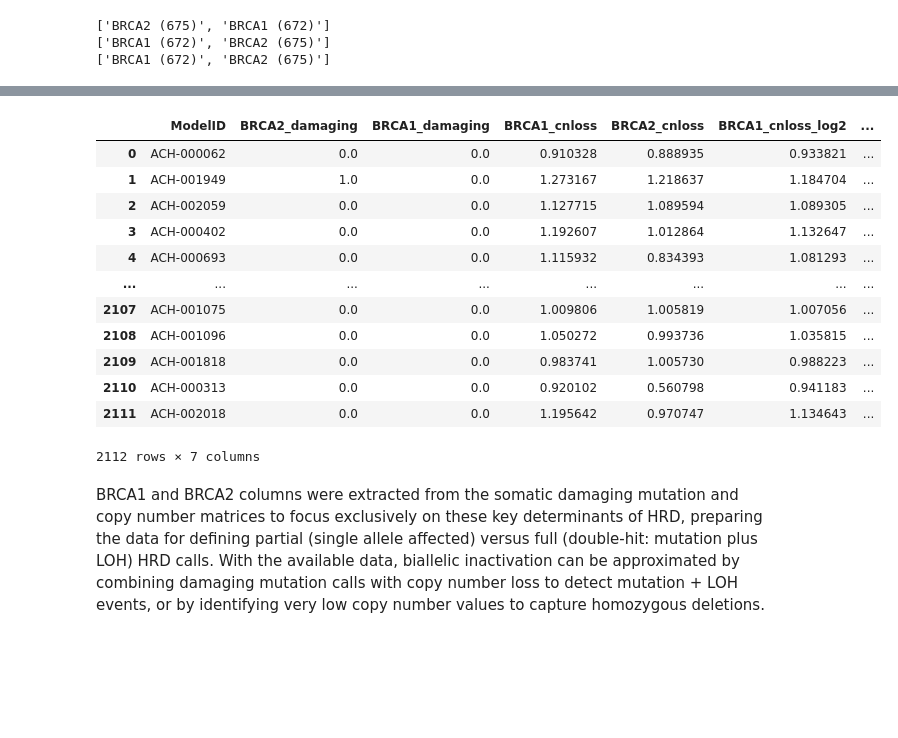
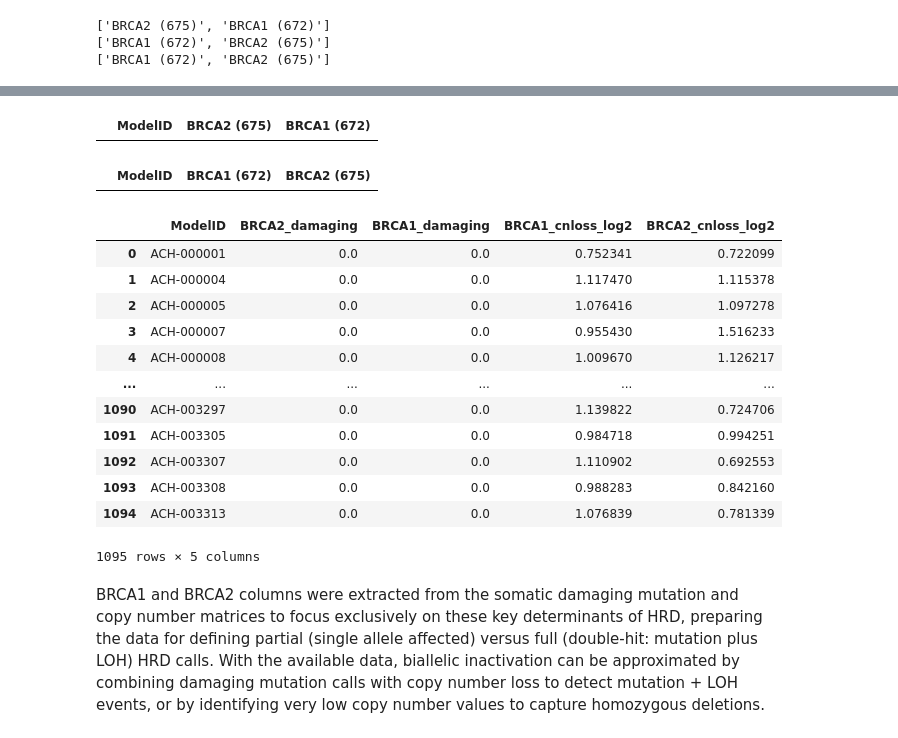
Before and after one commit to rc-9/DepMap_HRD_PARPi, a Jupyter notebook: 02_extract_hrd_brca.ipynb, the cells around one changed output, grey strips where cells are left out. Saved outputs shown, nothing was run; the diff lists cells and outputs as text; code cells hidden in the pictures; blank space fills up the shorter version.

```diff
--- a/02_extract_hrd_brca.ipynb
+++ b/02_extract_hrd_brca.ipynb
@@ -115,0 +148,8 @@ brca_cn_log2_df = cn_gene_wgs_log_df[['ModelID'] + brca_cols_cn_log].copy()
+# %%
+# Collapse duplicate ModelIDs by taking the maximum damaging mutation count per gene
+brca_mutations_df = brca_mutations_df.groupby('ModelID')[['BRCA2 (675)', 'BRCA1 (672)']].max().reset_index()
+
+# Inspect to verify no more duplicates
+brca_mutations_df[brca_mutations_df.duplicated(subset='ModelID', keep=False)]
+# %% [output]
+|  | ModelID | BRCA2 (675) | BRCA1 (672) |
@@ -116,44 +172,56 @@ brca_cn_log2_df = cn_gene_wgs_log_df[['ModelID'] + brca_cols_cn_log].copy()
+# %%
+# Check for any duplicate ccl records
+brca_cn_log2_df_dups = brca_cn_log2_df[brca_cn_log2_df.duplicated(subset='ModelID', keep=False)].sort_values(by='ModelID')
+
+# Verify any contradictory BRCA mutations info
+brca_cn_log2_df_dups_contradictory = (
+    brca_cn_log2_df_dups
+    .groupby('ModelID')
+    .filter(lambda x: (x[['BRCA2 (675)', 'BRCA1 (672)']].nunique() > 1).any())
+)
+
+brca_cn_log2_df_dups
+# %% [output]
+|  | ModelID | BRCA1 (672) | BRCA2 (675) |
 # %%
 # Merge mutation and copy number data for BRCA1/2
 brca_df = brca_mutations_df.merge(
-    brca_cn_df,
+    brca_cn_log2_df,
     on='ModelID',
     suffixes=('_mut', '_cn'),
     how='inner'
 )
-brca_df = brca_df.merge(
-    brca_cn_log2_df,
-    on='ModelID',
-    suffixes=(),
-    how='left'
-)
+# brca_df = brca_df.merge(
+#     brca_cn_df,
+#     on='ModelID',
+#     suffixes=(),
+#     how='left'
+# )
 
 
 # Replace column names for convenience
 brca_df = brca_df.rename(columns={
     'BRCA1 (672)_mut': 'BRCA1_damaging',
     'BRCA2 (675)_mut': 'BRCA2_damaging',
-    'BRCA1 (672)_cn': 'BRCA1_cnloss',
-    'BRCA2 (675)_cn': 'BRCA2_cnloss',
-    'BRCA1 (672)': 'BRCA1_cnloss_log2',
-    'BRCA2 (675)': 'BRCA2_cnloss_log2'
+    'BRCA1 (672)_cn': 'BRCA1_cnloss_log2',
+    'BRCA2 (675)_cn': 'BRCA2_cnloss_log2',
 })
 
 brca_df
 # %% [output]
-|  | ModelID | BRCA2_damaging | BRCA1_damaging | BRCA1_cnloss | BRCA2_cnloss | BRCA1_cnloss_log2 | ... |
-| 0 | ACH-000062 | 0.0 | 0.0 | 0.910328 | 0.888935 | 0.933821 | ... |
-| 1 | ACH-001949 | 1.0 | 0.0 | 1.273167 | 1.218637 | 1.184704 | ... |
-| 2 | ACH-002059 | 0.0 | 0.0 | 1.127715 | 1.089594 | 1.089305 | ... |
-| 3 | ACH-000402 | 0.0 | 0.0 | 1.192607 | 1.012864 | 1.132647 | ... |
-| 4 | ACH-000693 | 0.0 | 0.0 | 1.115932 | 0.834393 | 1.081293 | ... |
-| ... | ... | ... | ... | ... | ... | ... | ... |
-| 2107 | ACH-001075 | 0.0 | 0.0 | 1.009806 | 1.005819 | 1.007056 | ... |
-| 2108 | ACH-001096 | 0.0 | 0.0 | 1.050272 | 0.993736 | 1.035815 | ... |
-| 2109 | ACH-001818 | 0.0 | 0.0 | 0.983741 | 1.005730 | 0.988223 | ... |
-| 2110 | ACH-000313 | 0.0 | 0.0 | 0.920102 | 0.560798 | 0.941183 | ... |
-| 2111 | ACH-002018 | 0.0 | 0.0 | 1.195642 | 0.970747 | 1.134643 | ... |
+|  | ModelID | BRCA2_damaging | BRCA1_damaging | BRCA1_cnloss_log2 | BRCA2_cnloss_log2 |
+| 0 | ACH-000001 | 0.0 | 0.0 | 0.752341 | 0.722099 |
+| 1 | ACH-000004 | 0.0 | 0.0 | 1.117470 | 1.115378 |
+| 2 | ACH-000005 | 0.0 | 0.0 | 1.076416 | 1.097278 |
+| 3 | ACH-000007 | 0.0 | 0.0 | 0.955430 | 1.516233 |
+| 4 | ACH-000008 | 0.0 | 0.0 | 1.009670 | 1.126217 |
+| ... | ... | ... | ... | ... | ... |
+| 1090 | ACH-003297 | 0.0 | 0.0 | 1.139822 | 0.724706 |
+| 1091 | ACH-003305 | 0.0 | 0.0 | 0.984718 | 0.994251 |
+| 1092 | ACH-003307 | 0.0 | 0.0 | 1.110902 | 0.692553 |
+| 1093 | ACH-003308 | 0.0 | 0.0 | 0.988283 | 0.842160 |
+| 1094 | ACH-003313 | 0.0 | 0.0 | 1.076839 | 0.781339 |
-2112 rows × 7 columns
+1095 rows × 5 columns
 # %% [markdown]
 BRCA1 and BRCA2 columns were extracted from the somatic damaging mutation and copy number matrices to focus exclusively on these key determinants of HRD, preparing the data for defining partial (single allele affected) versus full (double-hit: mutation plus LOH) HRD calls. With the available data, biallelic inactivation can be approximated by combining damaging mutation calls with copy number loss to detect mutation + LOH events, or by identifying very low copy number values to capture homozygous deletions.
 # %% [markdown]
```
Also changed, not shown: parts of 17 cells of this notebook.
